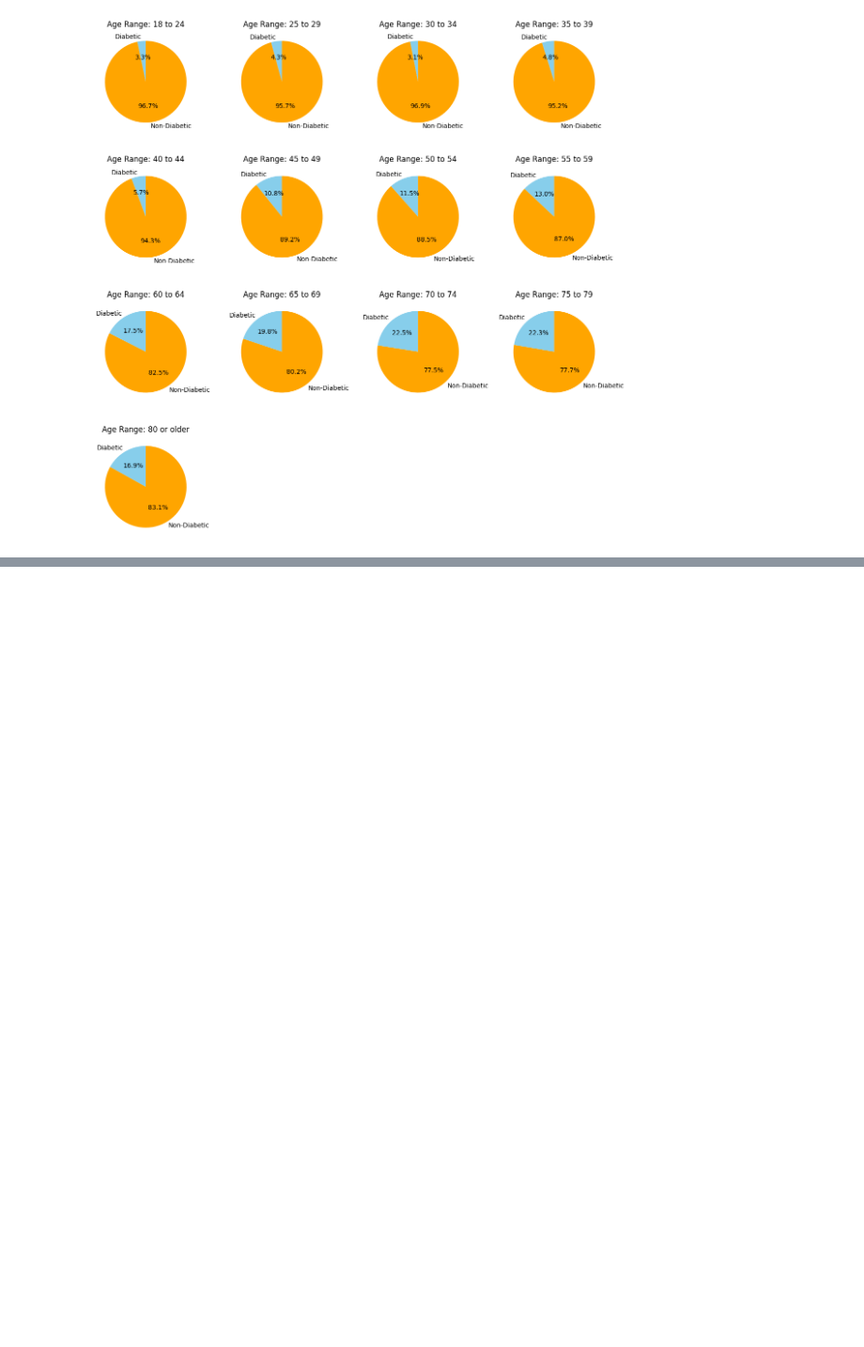
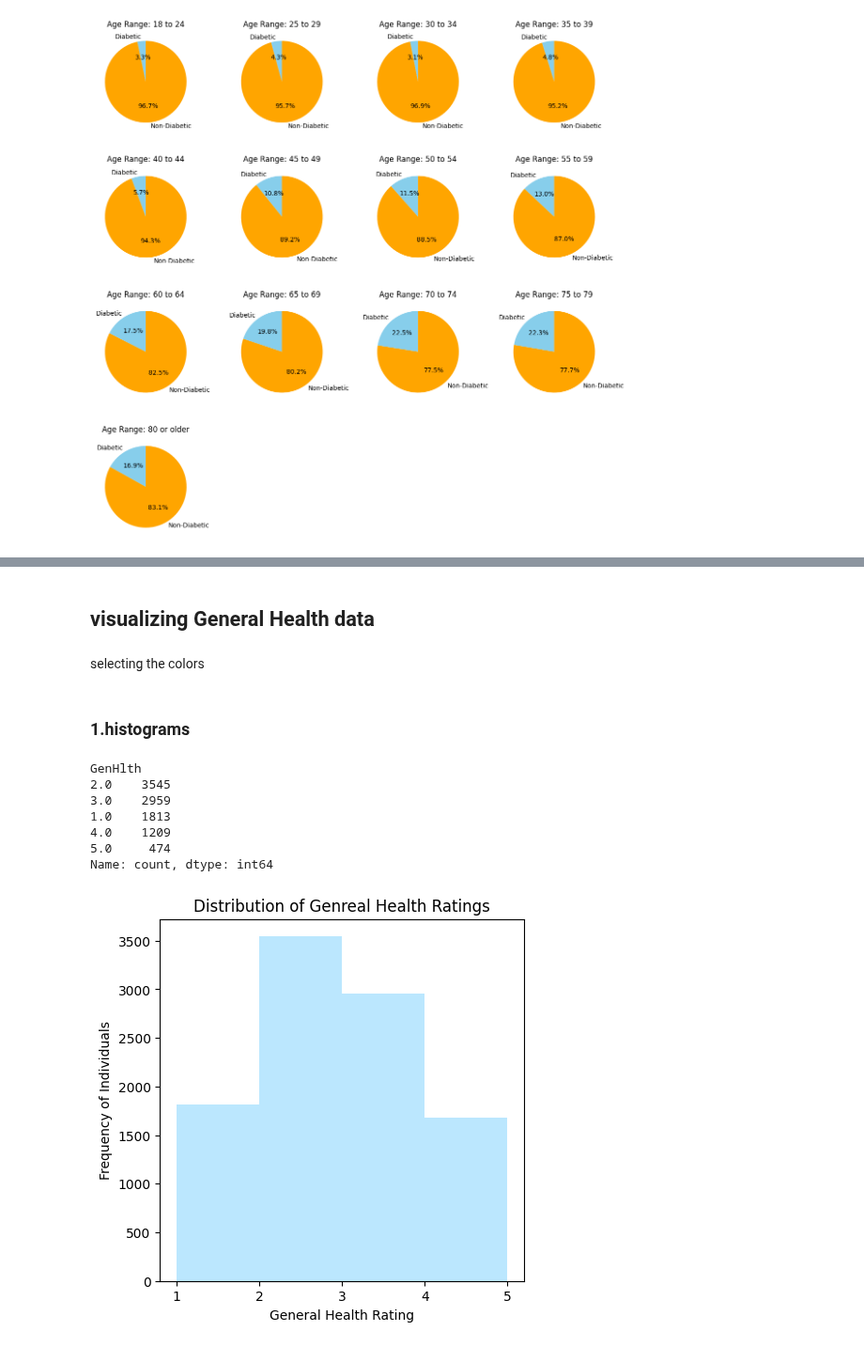
Before and after one commit to amjadAwad95/diabetes-prediction, a Jupyter notebook: src/EDA.ipynb, the cells around one changed output, grey strips where cells are left out. Shown at 94% size. Cells and saved outputs as stored; diff of their text form; code cells hidden in the pictures; blank space fills up the shorter version.

Commit message:
general health encoding and visualization

```diff
--- a/src/EDA.ipynb
+++ b/src/EDA.ipynb
@@ -185,0 +211,26 @@ plt.show()
+# %% [markdown]
+## visualizing General Health data
+# %% [markdown]
+selecting the colors
+# %%
+colors = ["#bbe7fe", "#d3b5e5"]
+# %% [markdown]
+### 1.histograms
+# %%
+bins=[1,2,3,4,5]
+plt.hist(diabetes_train_dataframe["GenHlth"], bins=bins, color=colors[0])
+plt.xticks(bins)
+plt.ylabel("Frequency of Individuals")
+plt.xlabel("General Health Rating")
+plt.title("Distribution of Genreal Health Ratings")
+
+plt.show()
+# %% [output]
+GenHlth
+2.0    3545
+3.0    2959
+1.0    1813
+4.0    1209
+5.0     474
+Name: count, dtype: int64
+[figure, added]
```
Also changed, not shown: parts of 15 cells of this notebook.
